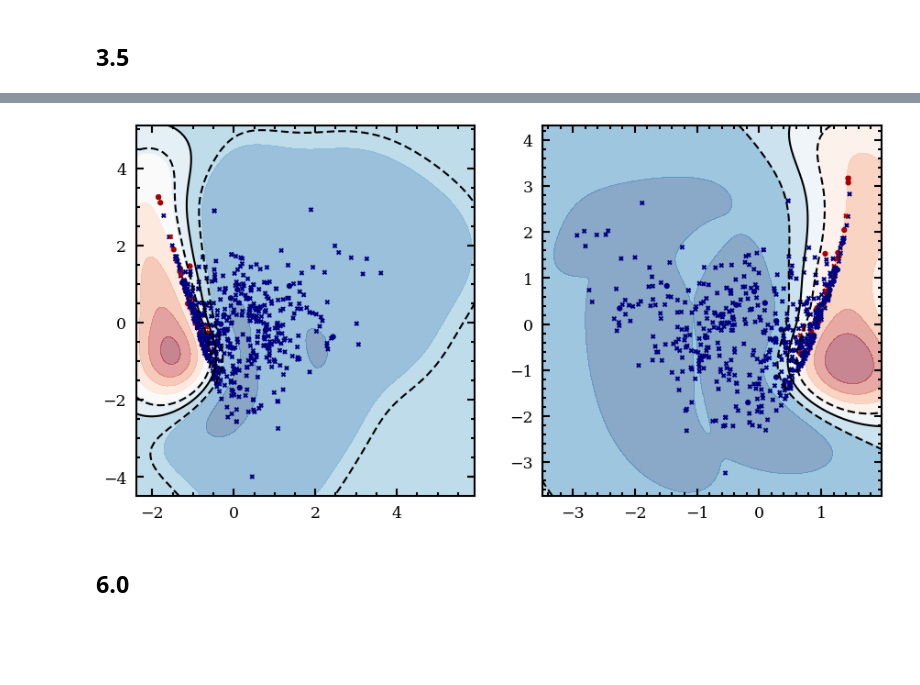
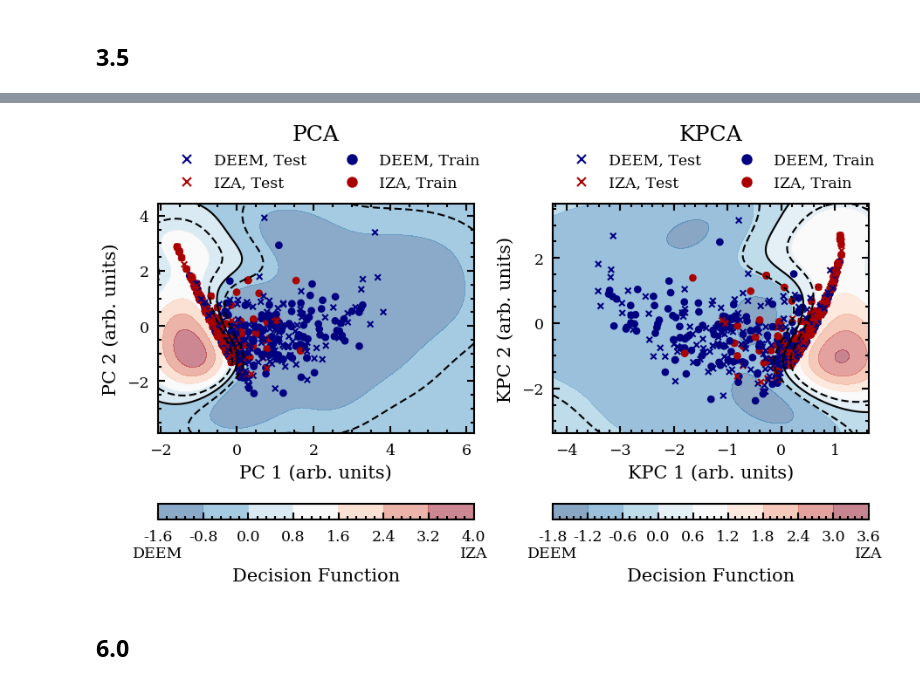
Before and after one commit to bhelfrecht/zeolites_iza-deem, a Jupyter notebook: Scripts/DEEM-IZA.ipynb, the cells around one changed output, grey strips where cells are left out. Saved outputs shown, nothing was run; the diff lists cells and outputs as text; code cells hidden in the pictures; blank space fills up the shorter version.

```diff
--- a/Scripts/DEEM-IZA.ipynb
+++ b/Scripts/DEEM-IZA.ipynb
@@ -260,10 +261,10 @@ DEEM_V_6_sum = np.zeros(DEEM_u.size)
 DEEM_E_3_sum = np.zeros(DEEM_u.size)
 DEEM_E_6_sum = np.zeros(DEEM_u.size)
 
-DEEM_n_atoms = np.zeros(DEEM_u.size)
+DEEM_n_atoms = np.zeros(DEEM_u.size) # Number of Si atoms
 DEEM_n_atoms[0:-1] = np.diff(DEEM_idxs)
 DEEM_n_atoms[-1] = DEEM_atoms.shape[0] - DEEM_idxs[-1]
-DEEM_E_avg = (DEEM_E*DEEM_n_atoms/3 - np.mean(DEEM_E/3)*DEEM_n_atoms)#/(DEEM_n_atoms/3)
+DEEM_E_avg = DEEM_E*DEEM_n_atoms - np.mean(DEEM_E*DEEM_n_atoms)
 
 for i in IZA_u.astype(np.int):
     idxs = IZA_atoms[:, 0] == i
@@ -373,19 +414,28 @@ test_labels = np.asarray(['IZA']*n_test + ['DEEM']*(n_DEEM-n_train))[shuffle_tes
 svc_SOAP = SVC(C=1.0, kernel='rbf', gamma='auto', decision_function_shape='ovr')
 svc_SOAP.fit(SOAP_train, train_labels)
 SOAP_score = svc_SOAP.score(SOAP_test, test_labels)
+SOAP_labels = svc_SOAP.predict(SOAP_test)
+n_samples, m_SOAP = tabulate(SOAP_labels, test_labels)
 print "SOAP: ", SOAP_score
+print m_SOAP
 
 # PCA
-n_PCA = 2
+n_PCA = 50
 svc_PCA = SVC(C=1.0, kernel='rbf', gamma='auto', decision_function_shape='ovr')
 svc_PCA.fit(PCA_train[:, 0:n_PCA], train_labels)
 PCA_score = svc_PCA.score(PCA_test[:, 0:n_PCA], test_labels)
+PCA_labels = svc_PCA.predict(PCA_test[:, 0:n_PCA])
+n_samples, m_PCA = tabulate(PCA_labels, test_labels)
 print "PCA: ", PCA_score
+print m_PCA
 
 # KPCA
-n_KPCA = 2
+n_KPCA = 50
 svc_KPCA = SVC(C=1.0, kernel='rbf', gamma='auto', decision_function_shape='ovr')
 svc_KPCA.fit(KPCA_train[:, 0:n_KPCA], train_labels)
 KPCA_score = svc_KPCA.score(KPCA_test[:, 0:n_KPCA], test_labels)
+KPCA_labels = svc_KPCA.predict(KPCA_test[:, 0:n_KPCA])
+n_samples, m_KPCA = tabulate(KPCA_labels, test_labels)
 print "KPCA: ", KPCA_score
+print m_PCA
 # %% [output]
@@ -401,46 +457,82 @@ colors_train = [colorList[1] if x == 'IZA' else colorList[2] for x in train_labe
 colors_test = [colorList[1] if x == 'IZA' else colorList[2] for x in test_labels]
 
 PCA_min_x = np.amin(np.concatenate((PCA_train, PCA_test))[:, 0])
 PCA_min_y = np.amin(np.concatenate((PCA_train, PCA_test))[:, 1])
 PCA_max_x = np.amax(np.concatenate((PCA_train, PCA_test))[:, 0])
 PCA_max_y = np.amax(np.concatenate((PCA_train, PCA_test))[:, 1])
 
 PCA_xx, PCA_yy = np.meshgrid(np.linspace(PCA_min_x-0.5, PCA_max_x+0.5, 100),
                              np.linspace(PCA_min_y-0.5, PCA_max_y+0.5, 100))
 
-#df_PCA = svc_PCA.predict(np.column_stack((PCA_xx.ravel(), PCA_yy.ravel())))
-#df_PCA = [-1 if x == 'IZA' else 1 for x in df_PCA]
 df_PCA = svc_PCA.decision_function(np.column_stack((PCA_xx.ravel(), PCA_yy.ravel())))
 df_PCA = np.reshape(df_PCA, PCA_xx.shape)
 
 KPCA_min_x = np.amin(np.concatenate((KPCA_train, KPCA_test))[:, 0])
 KPCA_min_y = np.amin(np.concatenate((KPCA_train, KPCA_test))[:, 1])
 KPCA_max_x = np.amax(np.concatenate((KPCA_train, KPCA_test))[:, 0])
 KPCA_max_y = np.amax(np.concatenate((KPCA_train, KPCA_test))[:, 1])
 
 KPCA_xx, KPCA_yy = np.meshgrid(np.linspace(KPCA_min_x-0.5, KPCA_max_x+0.5, 100),
                                np.linspace(KPCA_min_y-0.5, KPCA_max_y+0.5, 100))
 
-#df_KPCA = svc_KPCA.predict(np.column_stack((KPCA_xx.ravel(), KPCA_yy.ravel())))
-#df_KPCA = [-1 if x == 'IZA' else 1 for x in df_KPCA]
 df_KPCA = svc_KPCA.decision_function(np.column_stack((KPCA_xx.ravel(), KPCA_yy.ravel())))
 df_KPCA = np.reshape(df_KPCA, KPCA_xx.shape)
 
-#axs_PCA.pcolormesh(PCA_xx, PCA_yy, df_PCA, cmap='RdBu', alpha=0.5, antialiased=True, linewidth=0)
-axs_PCA.contourf(PCA_xx, PCA_yy, df_PCA, cmap='RdBu_r', alpha=0.5)
+contour_PCA = axs_PCA.contourf(PCA_xx, PCA_yy, df_PCA, cmap='RdBu_r', alpha=0.5)
 axs_PCA.contour(PCA_xx, PCA_yy, df_PCA, colors='k', levels=(-0.5, 0.0, 0.5), linestyles=('--', '-', '--'))
-axs_PCA.scatter(PCA_train[::100, 0], PCA_train[::100, 1], marker='o', c=colors_train[::100])
-axs_PCA.scatter(PCA_test[::100, 0], PCA_test[::100, 1], marker='x', c=colors_test[::100])
+axs_PCA.scatter(PCA_train[::10, 0], PCA_train[::10, 1], marker='o', c=colors_train[::10], s=10)
+axs_PCA.scatter(PCA_test[::10, 0], PCA_test[::10, 1], marker='x', c=colors_test[::10], s=10)
 
-#axs_KPCA.pcolormesh(KPCA_xx, KPCA_yy, df_KPCA, cmap='RdBu', alpha=0.5, antialiased=True, linewidth=0)
-axs_KPCA.contourf(KPCA_xx, KPCA_yy, df_KPCA, cmap='RdBu_r', alpha=0.5)
+contour_KPCA = axs_KPCA.contourf(KPCA_xx, KPCA_yy, df_KPCA, cmap='RdBu_r', alpha=0.5)
 axs_KPCA.contour(KPCA_xx, KPCA_yy, df_KPCA, colors='k', levels=(-0.5, 0.0, 0.5), linestyles=('--', '-', '--'))
-axs_KPCA.scatter(KPCA_train[::100, 0], KPCA_train[::100, 1], marker='o', c=colors_train[::100])
-axs_KPCA.scatter(KPCA_test[::100, 0], KPCA_test[::100, 1], marker='x', c=colors_test[::100])
+axs_KPCA.scatter(KPCA_train[::10, 0], KPCA_train[::10, 1], marker='o', c=colors_train[::10], s=10)
+axs_KPCA.scatter(KPCA_test[::10, 0], KPCA_test[::10, 1], marker='x', c=colors_test[::10], s=10)
+
+axs_PCA.set_xlabel('PC 1 (arb. units)')
+axs_PCA.set_ylabel('PC 2 (arb. units)')
+
+axs_KPCA.set_xlabel('KPC 1 (arb. units)')
+axs_KPCA.set_ylabel('KPC 2 (arb. units)')
+
+xblue = mpllines.Line2D([], [], color=colorList[2], marker='x',
+                        markersize=5, linestyle='None', label='DEEM, Test')
+oblue = mpllines.Line2D([], [], color=colorList[2], marker='o',
+                        markersize=5, linestyle='None', label='DEEM, Train')
+xred = mpllines.Line2D([], [], color=colorList[1], marker='x',
+                      markersize=5, linestyle='None', label='IZA, Test')
+ored = mpllines.Line2D([], [], color=colorList[1], marker='o',
+                      markersize=5, linestyle='None', label='IZA, Train')
+
+axs_PCA.legend(handles=(xblue, xred, oblue, ored), loc='lower left',
+               bbox_to_anchor=(0.0, 1.0), ncol=2)
+axs_KPCA.legend(handles=(xblue, xred, oblue, ored), loc='lower left',
+               bbox_to_anchor=(0.0, 1.0), ncol=2)
+
+axs_PCA.set_title('PCA', pad=35)
+axs_KPCA.set_title('KPCA', pad=35)
+
+cb_PCA = fig.colorbar(contour_PCA, ax=axs_PCA, orientation='horizontal',
+                      pad=0.2, label='Decision Function')
+cb_KPCA = fig.colorbar(contour_KPCA, ax=axs_KPCA, orientation='horizontal',
+                      pad=0.2, label='Decision Function')
+
+cb_PCA_ticks = ['%.1f' % i for i in cb_PCA.get_ticks()]
+cb_PCA_ticks[0] = cb_PCA_ticks[0] + '\nDEEM'
+cb_PCA_ticks[-1] = cb_PCA_ticks[-1] + '\nIZA'
+cb_PCA.set_ticklabels(cb_PCA_ticks)
+
+cb_KPCA_ticks = ['%.1f' % i for i in cb_KPCA.get_ticks()]
+cb_KPCA_ticks[0] = cb_KPCA_ticks[0] + '\nDEEM'
+cb_KPCA_ticks[-1] = cb_KPCA_ticks[-1] + '\nIZA'
+cb_KPCA.set_ticklabels(cb_KPCA_ticks)
+
+fig.subplots_adjust(wspace=0.25)
+
+fig.savefig('../Results/DEEM_1k/svm_IZAonDEEM_3.5.png', bbox_inches='tight')
 
 plt.show()
 # %% [output]
-[figure, old version]
+[figure, new version]
 # %% [markdown]
 ## 6.0
 # %%
```
Also changed, not shown: parts of 19 cells of this notebook, 5 other files.
